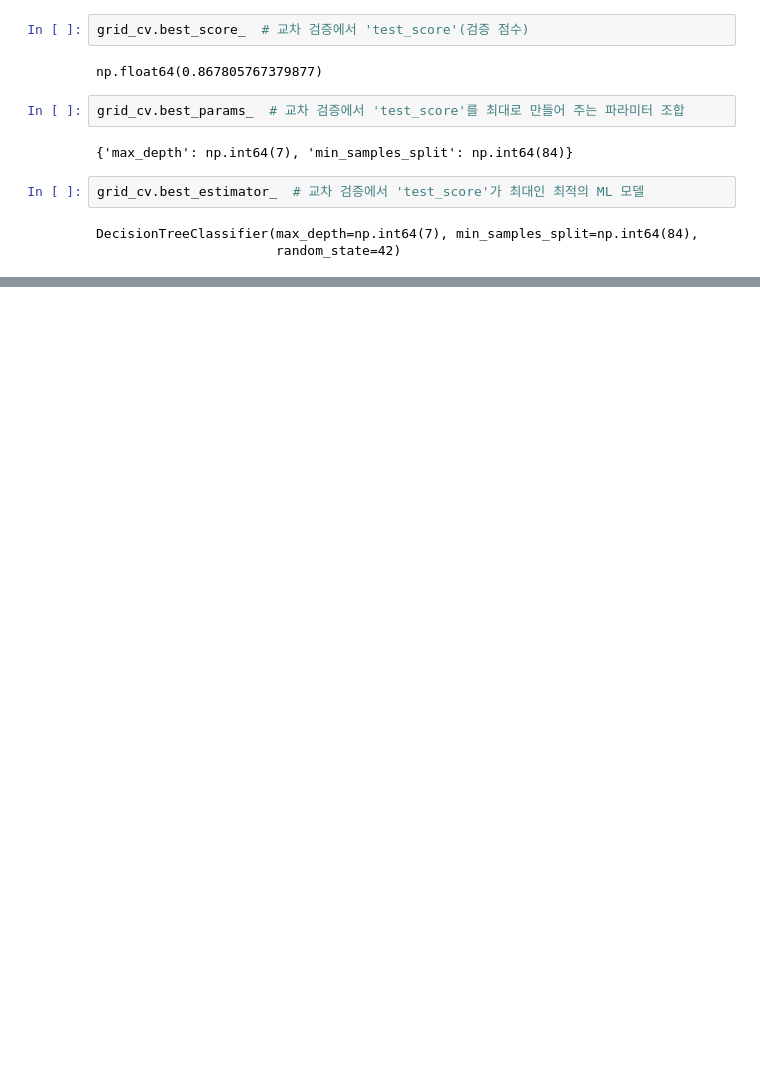
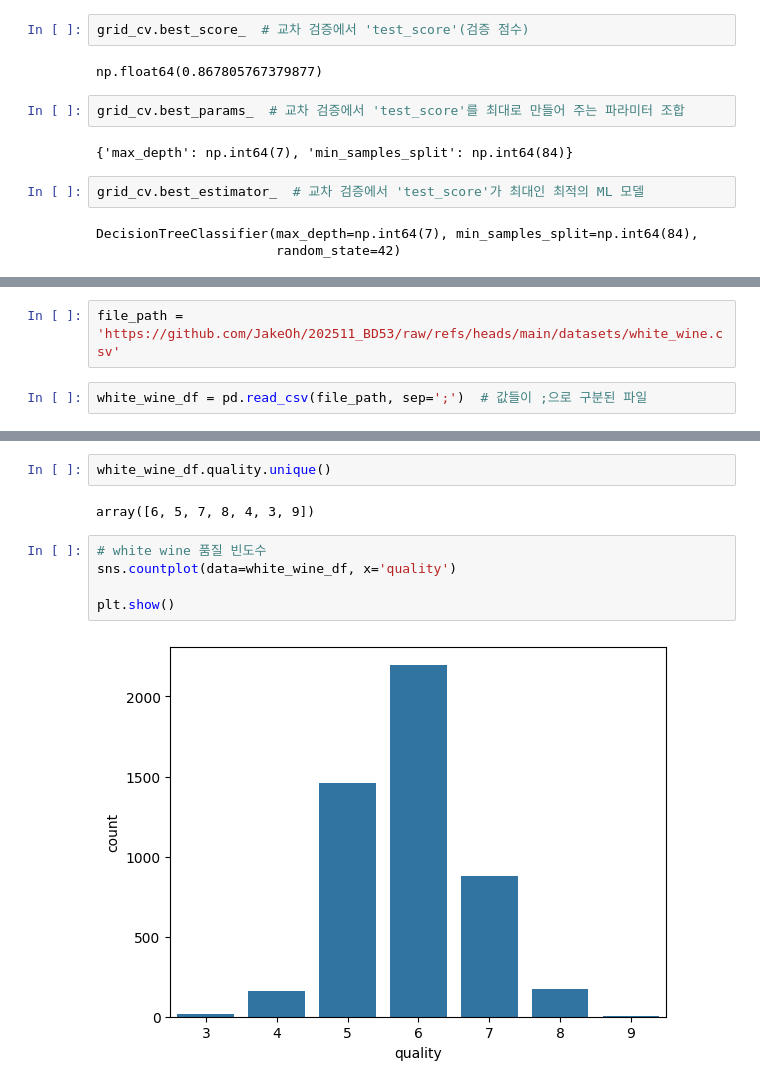
Before and after one commit to YounJJ/202511_BD53, a Jupyter notebook: lab_ml/ml10_tree.ipynb, the cells around one changed output, grey strips where cells are left out. Cells and saved outputs as stored; diff of their text form; blank space fills up the shorter version.

```diff
--- a/lab_ml/ml10_tree.ipynb
+++ b/lab_ml/ml10_tree.ipynb
@@ -601,0 +732,4 @@ DecisionTreeClassifier(max_depth=np.int64(7), min_samples_split=np.int64(84),
+# %%
+file_path = 'https://github.com/JakeOh/202511_BD53/raw/refs/heads/main/datasets/white_wine.csv'
+# %%
+white_wine_df = pd.read_csv(file_path, sep=';')  # 값들이 ;으로 구분된 파일
@@ -601,0 +776,11 @@ DecisionTreeClassifier(max_depth=np.int64(7), min_samples_split=np.int64(84),
+# %%
+white_wine_df.quality.unique()
+# %% [output]
+array([6, 5, 7, 8, 4, 3, 9])
+# %%
+# white wine 품질 빈도수
+sns.countplot(data=white_wine_df, x='quality')
+
+plt.show()
+# %% [output]
+[figure, added]
```
Also changed, not shown: parts of 89 cells of this notebook.
